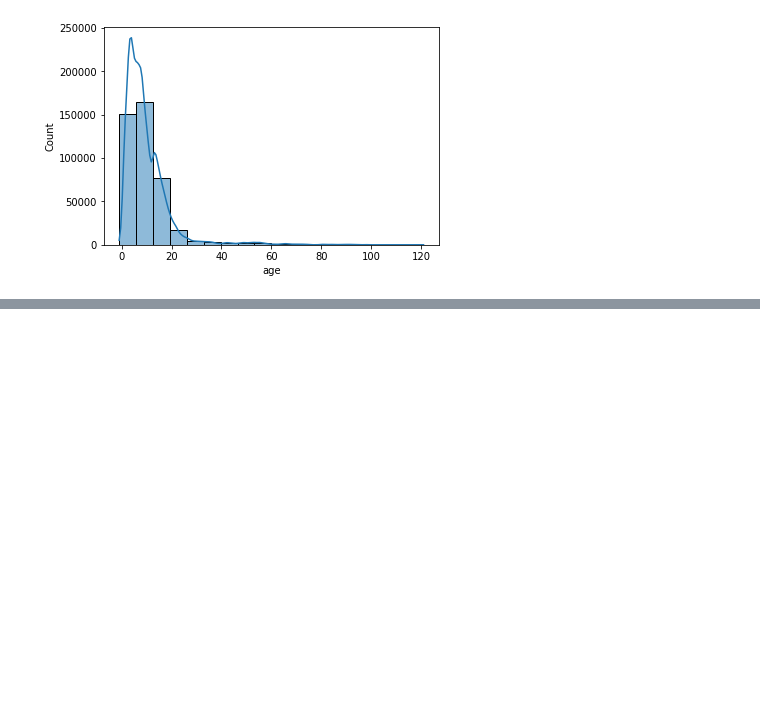
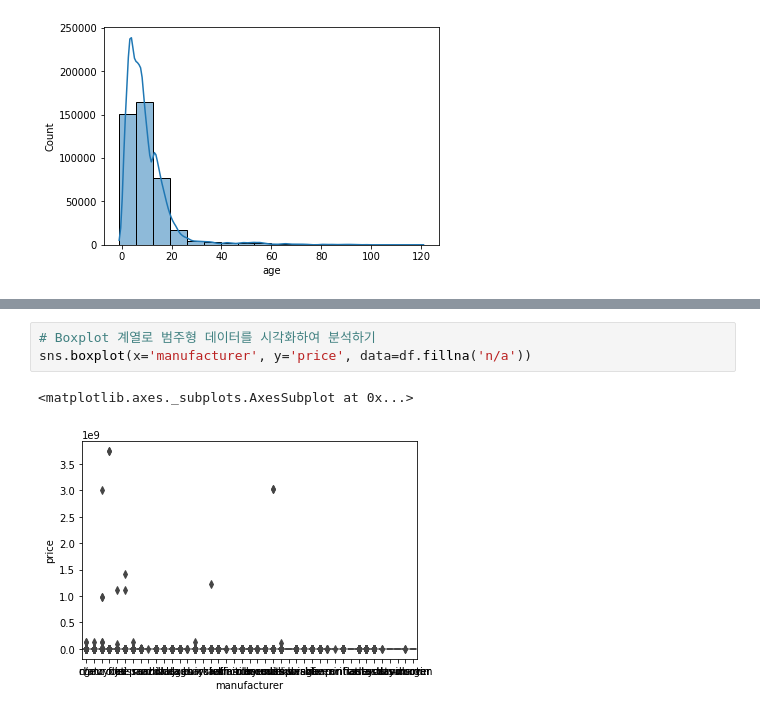
Before and after one commit to spacemaninSeoul/fast_campus_ML300, a Jupyter notebook: ML300제_회귀연습.ipynb, the cells around one changed output, grey strips where cells are left out. Drawn from its saved outputs; the diff is of its cells as text; blank space fills up the shorter version.

```diff
--- a/ML300제_회귀연습.ipynb
+++ b/ML300제_회귀연습.ipynb
@@ -230,0 +249,6 @@ sns.histplot(x='age', data=df, bins=18, kde=True)
+# %%
+# Boxplot 계열로 범주형 데이터를 시각화하여 분석하기
+sns.boxplot(x='manufacturer', y='price', data=df.fillna('n/a'))
+# %% [output]
+<matplotlib.axes._subplots.AxesSubplot at 0x...>
+[figure, added]
```
Also changed, not shown: parts of 29 cells of this notebook.
